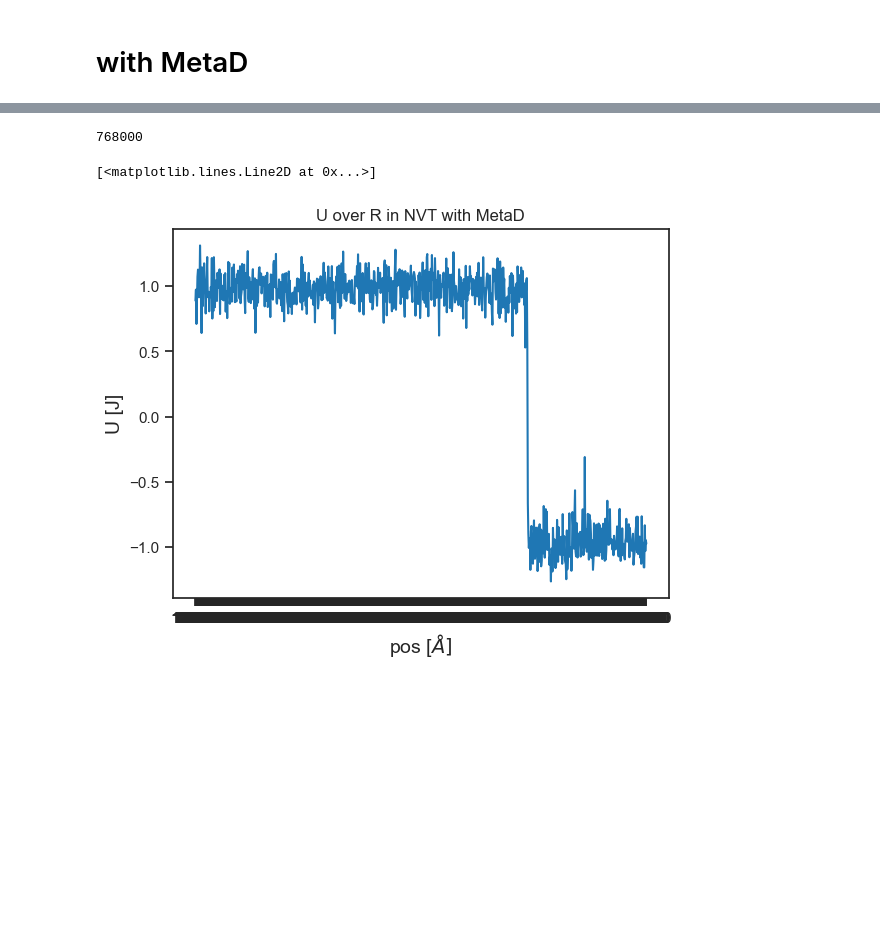
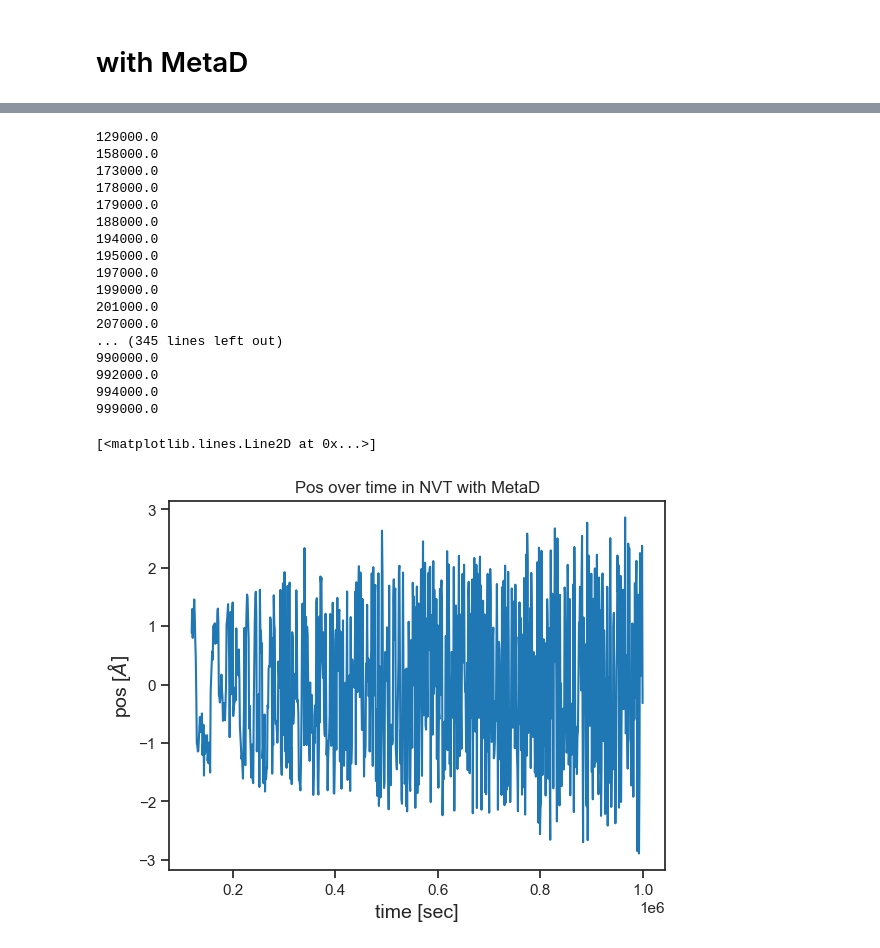
Before and after one commit to SagiMeir/Simulations4Beginners, a Jupyter notebook: metadynamics.ipynb, the cells around one changed output, grey strips where cells are left out. Cells and saved outputs as stored; diff of their text form; code cells hidden in the pictures; blank space fills up the shorter version.

Commit message:
MetaD works

```diff
--- a/metadynamics.ipynb
+++ b/metadynamics.ipynb
@@ -86,7 +85,7 @@ count = 0
 for i in xyz:
     line = i.split()
     if(count % 3 == 1):
-        time.append(line[1])
+        time.append(float(line[1]))
     elif(count % 3 == 2):
         posX.append(float(line[1]))
         posY.append(float(line[2]))
@@ -98,8 +97,8 @@ for i in range(1, len(posX)):
     if(posX[i -1] * posX[i] < 0):
         print(time[i])
 
-plt.title("U over R in NVT with MetaD")
-plt.xlabel("time")
+plt.title("Pos over time in NVT")
+plt.xlabel("time [sec]")
 plt.ylabel(r"pos [$\AA ]$")
 plt.plot(time, posX)
 # %% [output]
@@ -146,0 +162,32 @@ plt.plot(posX, df['U'])
+# %%
+import numpy as np
+import pandas as pd
+import matplotlib.pyplot as plt
+# and for nice looking plots:
+import seaborn as sns
+sns.set_theme(style="ticks",rc={'axes.labelsize':14},palette='tab10')
+
+df = pd.read_csv("simForMetaD.log", sep='\s+')
+
+xyz = open("SimForMetaD.xyz", 'r')
+posX, posY, posZ, time = ([] for i in range(4))
+count = 0
+for i in xyz:
+    line = i.split()
+    if(count % 3 == 1):
+        time.append(line[1])
+    elif(count % 3 == 2):
+        posX.append(float(line[1]))
+        posY.append(float(line[2]))
+        posZ.append(float(line[3]))
+    count += 1
+xyz.close()
+
+for i in range(1, len(posX)):
+    if(posX[i -1] * posX[i] < 0):
+        print(time[i])
+
+plt.title("U + Vbais over R in NVT with MetaD")
+plt.xlabel(r"pos [$\AA ]$")
+plt.ylabel("U + Vbais [J]")
+plt.plot(posX, df['E'] - df['K'])
@@ -147,34 +214,50 @@ plt.plot(posX, df['U'])
 # %%
 import numpy as np
 import pandas as pd
 import matplotlib.pyplot as plt
 # and for nice looking plots:
 import seaborn as sns
 sns.set_theme(style="ticks",rc={'axes.labelsize':14},palette='tab10')
 
 xyz = open("SimForMetaD.xyz", 'r')
 posX, posY, posZ, time = ([] for i in range(4))
 count = 0
 for i in xyz:
     line = i.split()
     if(count % 3 == 1):
-        time.append(line[1])
+        time.append(float(line[1]))
     elif(count % 3 == 2):
         posX.append(float(line[1]))
         posY.append(float(line[2]))
         posZ.append(float(line[3]))
     count += 1
 xyz.close()
 
 for i in range(1, len(posX)):
     if(posX[i -1] * posX[i] < 0):
         print(time[i])
 
-plt.title("U over R in NVT with MetaD")
-plt.xlabel("time")
+plt.title("Pos over time in NVT with MetaD")
+plt.xlabel("time [sec]")
 plt.ylabel(r"pos [$\AA ]$")
 plt.plot(time, posX)
 # %% [output]
-768000
+129000.0
+158000.0
+173000.0
+178000.0
+179000.0
+188000.0
+194000.0
+195000.0
+197000.0
+199000.0
+201000.0
+207000.0
+... (345 lines left out)
+990000.0
+992000.0
+994000.0
+999000.0
 [<matplotlib.lines.Line2D at 0x...>]
-[figure, old version]
+[figure, new version]
```
Also changed, not shown: parts of 4 cells of this notebook, 1 other file.
